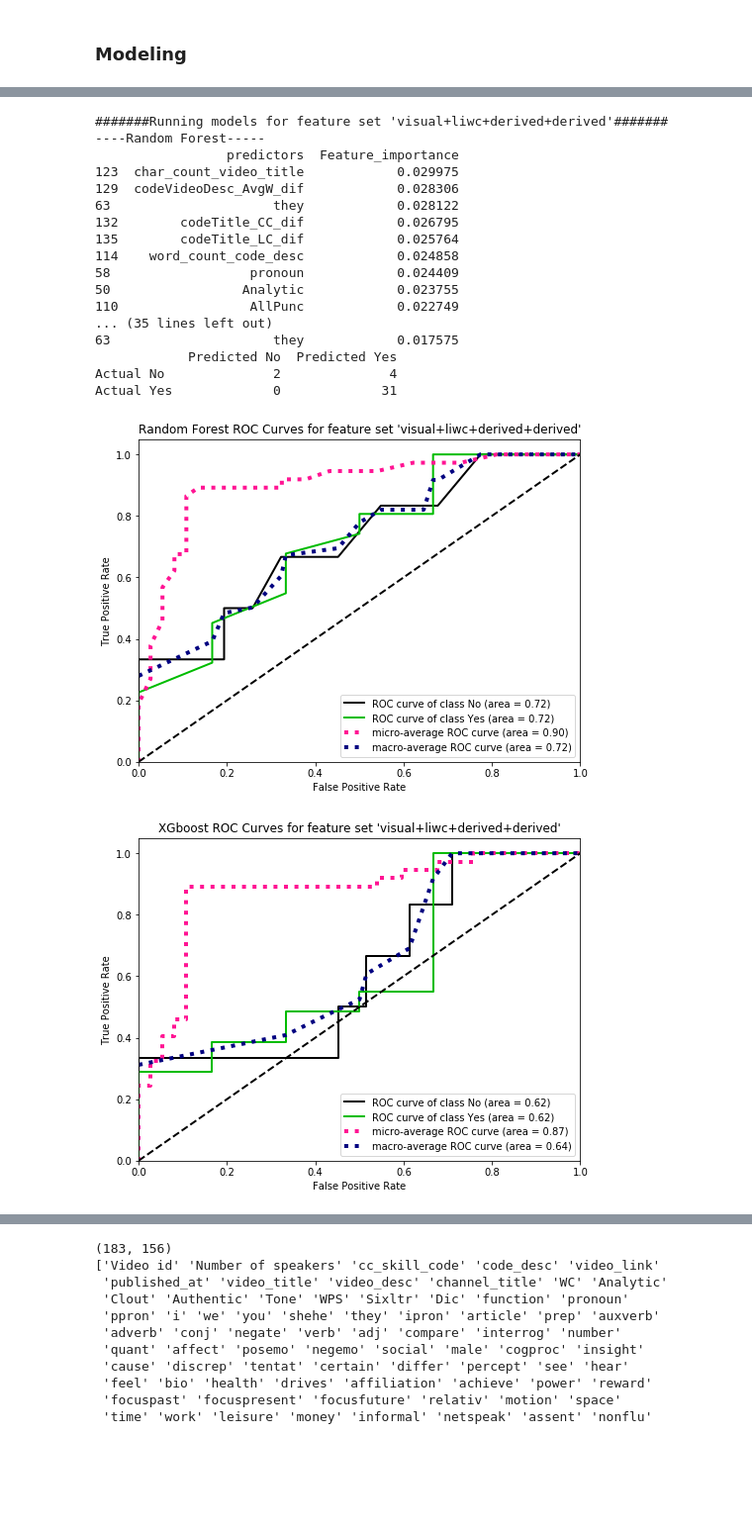
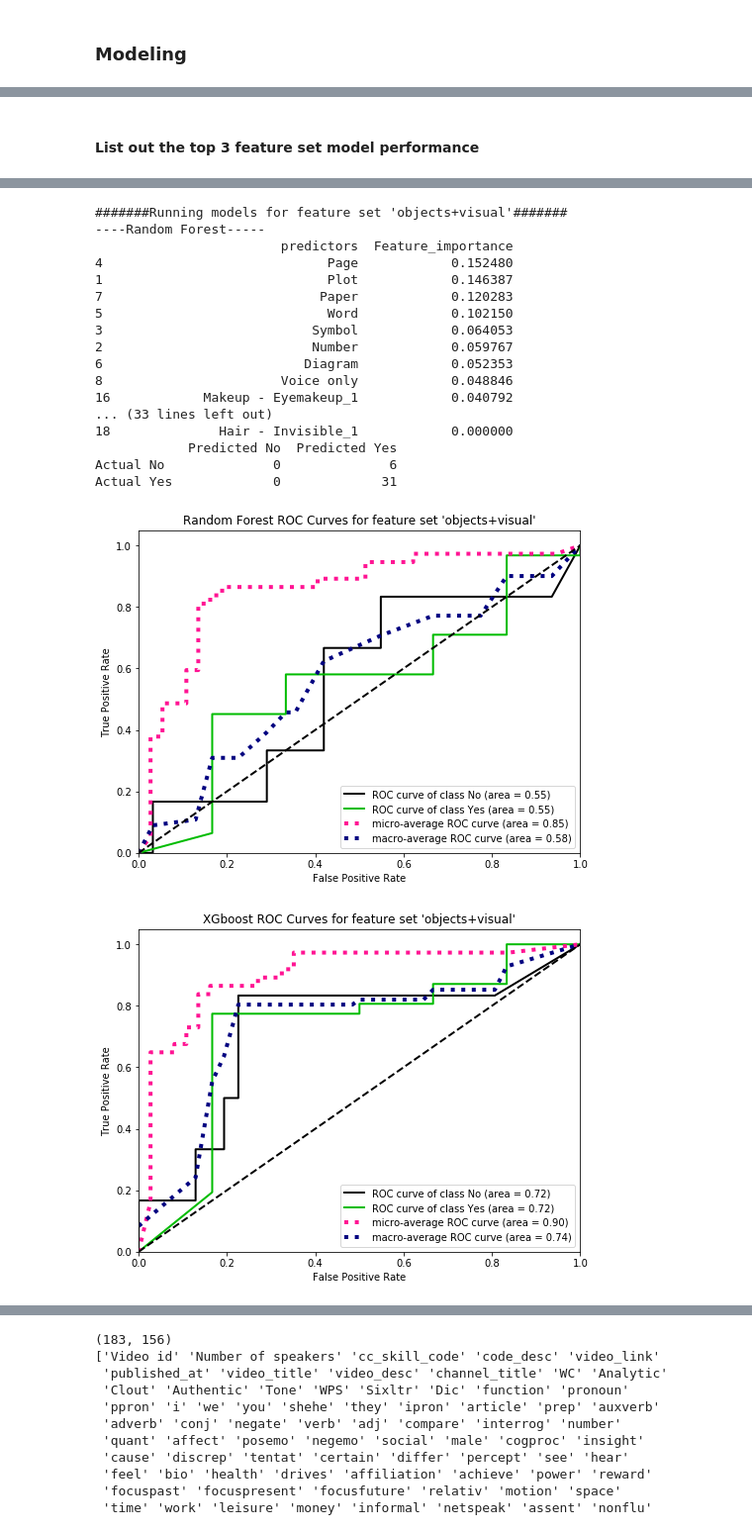
Before and after one commit to tbs17/precisionLearning, a Jupyter notebook: data/classifier.ipynb, the cells around one changed output, grey strips where cells are left out. Shown at 99% size. Saved outputs shown, nothing was run; the diff lists cells and outputs as text; code cells hidden in the pictures; blank space fills up the shorter version.

Commit message:
update model

```diff
--- a/data/classifier.ipynb
+++ b/data/classifier.ipynb
@@ -368,7 +404,7 @@ def evaluate(x_train,x_test,y_train,y_test,marker):
 
 
     #train and predict with each model
-    df=pd.DataFrame({'dataset':[marker]})
+    df=pd.DataFrame({'Dataset':[marker]})
     for i, model in enumerate([model3,model4]):
         model.fit(x_train, y_train)
 #         joblib.dump(model,'models/model-{}-{}.joblib'.format(marker,i))
@@ -426,7 +462,7 @@ def evaluate_plot(x_train,x_test,y_train,y_test,marker):
 
 
     #train and predict with each model
-    df=pd.DataFrame({'dataset':[marker]})
+    df=pd.DataFrame({'Dataset':[marker]})
     for i, model in enumerate([model3,model4]):
         model.fit(x_train, y_train)
         joblib.dump(model,'models/model-{}-{}.joblib'.format(marker,i))
@@ -523,9 +680,13 @@ df.sort_values('Random Forest ROC',ascending=False)
+# %% [markdown]
+#### List out the top 3 feature set model performance
 # %%
 feat_dict={
 
-    'visual':visual_v2,
+    'objects':objects_v2,
+    'objects+visual':objects_v2+visual_v2,
+    'objects_lt30+visual_lt30':objects_v3+visual_v3,
+    'objects+audio+visual':objects_v2+visual_v2+audio_v2,
 
-    'visual+liwc+derived+derived':visual_v2+objects_v2+liwc_v2+derived_v2,
 
 }
 
@@ -558,19 +719,19 @@ Actual Yes             0             31
-#######Running models for feature set 'visual+liwc+derived+derived'#######
+#######Running models for feature set 'objects+visual'#######
 ----Random Forest-----
-                 predictors  Feature_importance
-123  char_count_video_title            0.029975
-129  codeVideoDesc_AvgW_dif            0.028306
-63                     they            0.028122
-132        codeTitle_CC_dif            0.026795
-135        codeTitle_LC_dif            0.025764
-114    word_count_code_desc            0.024858
-58                  pronoun            0.024409
-50                 Analytic            0.023755
-110                 AllPunc            0.022749
-... (35 lines left out)
-63                     they            0.017575
+                        predictors  Feature_importance
+4                             Page            0.152480
+1                             Plot            0.146387
+7                            Paper            0.120283
+5                             Word            0.102150
+3                           Symbol            0.064053
+2                           Number            0.059767
+6                          Diagram            0.052353
+8                       Voice only            0.048846
+16            Makeup - Eyemakeup_1            0.040792
+... (33 lines left out)
+18              Hair - Invisible_1            0.000000
             Predicted No  Predicted Yes
-Actual No              2              4
+Actual No              0              6
 Actual Yes             0             31
-[figure, old version]
+[figure, new version]
-[figure, old version]
+[figure, new version]
```
Also changed, not shown: parts of 17 cells of this notebook, 28 other files.
